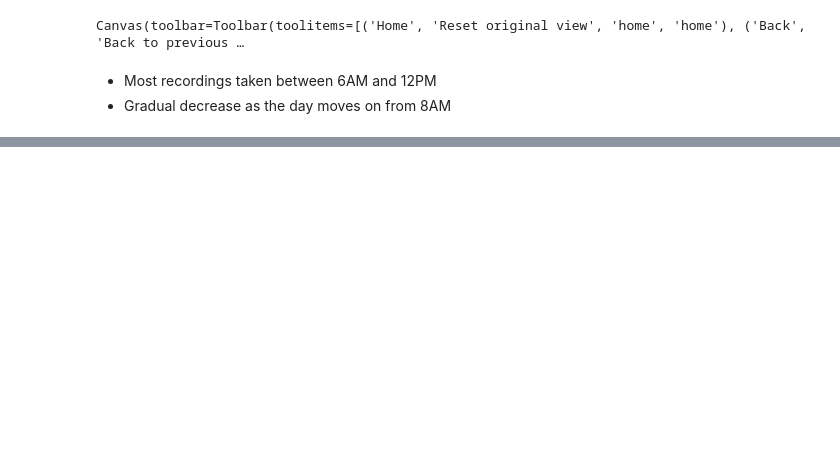
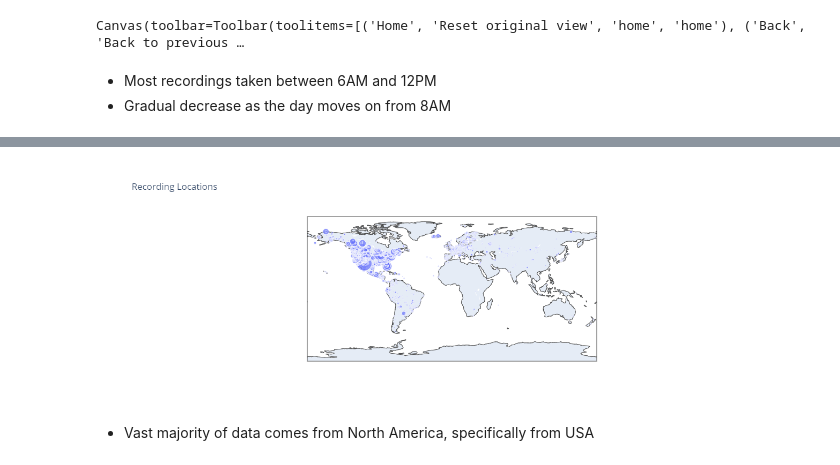
Before and after one commit to CSLukeW/Birdcall-Identification-EDA-FA, a Jupyter notebook: Notebooks/eda.ipynb, the cells around one changed output, grey strips where cells are left out. Drawn from its saved outputs; the diff is of its cells as text; code cells hidden in the pictures; blank space fills up the shorter version.

```diff
--- a/Notebooks/eda.ipynb
+++ b/Notebooks/eda.ipynb
@@ -122,0 +130,9 @@ Canvas(toolbar=Toolbar(toolitems=[('Home', 'Reset original view', 'home', 'home'
+# %%
+coords = train.groupby(['latitude', 'longitude'], as_index=False)['ebird_code'].agg('count')
+coords = coords[coords.latitude != 'Not specified']
+coords = coords[coords.longitude != 'Not specified']
+xp.scatter_geo(lat=coords['latitude'], lon=coords['longitude'], title='Recording Locations', size=coords['ebird_code'])
+# %% [output]
+[figure, added]
+# %% [markdown]
+- Vast majority of data comes from North America, specifically from USA
```
Also changed, not shown: parts of 7 cells of this notebook.
